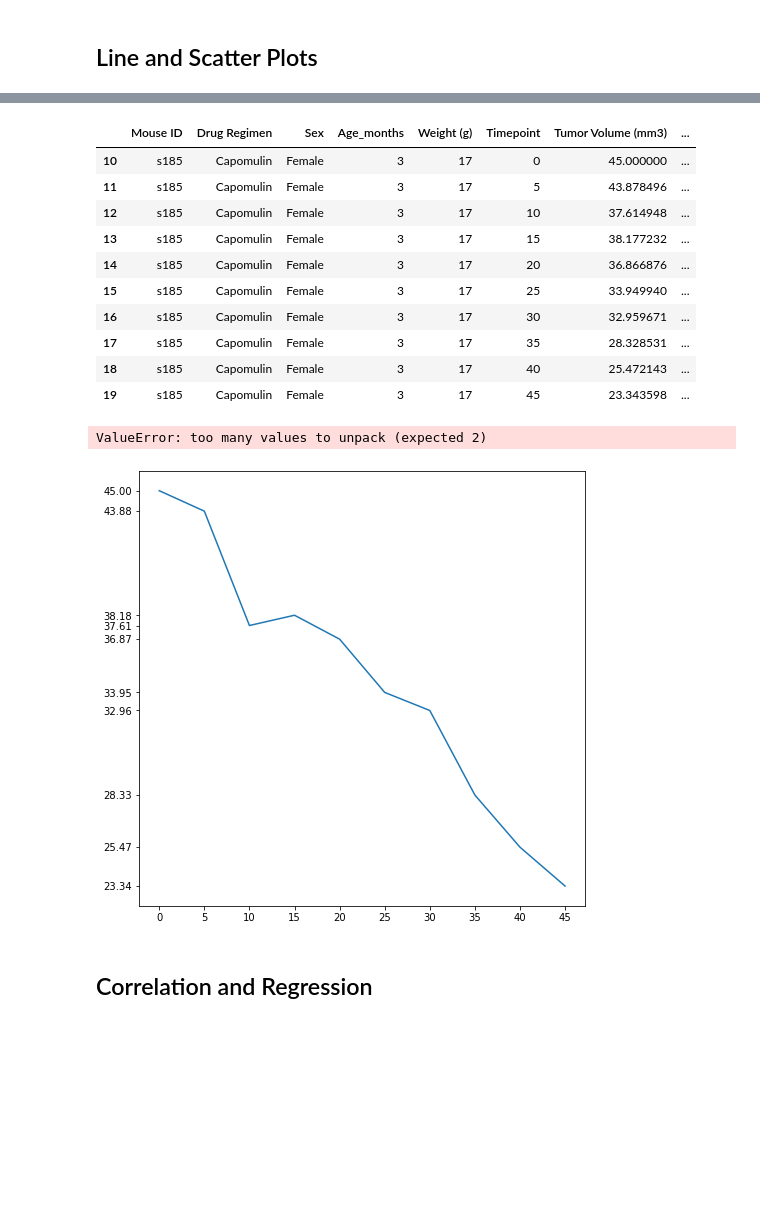
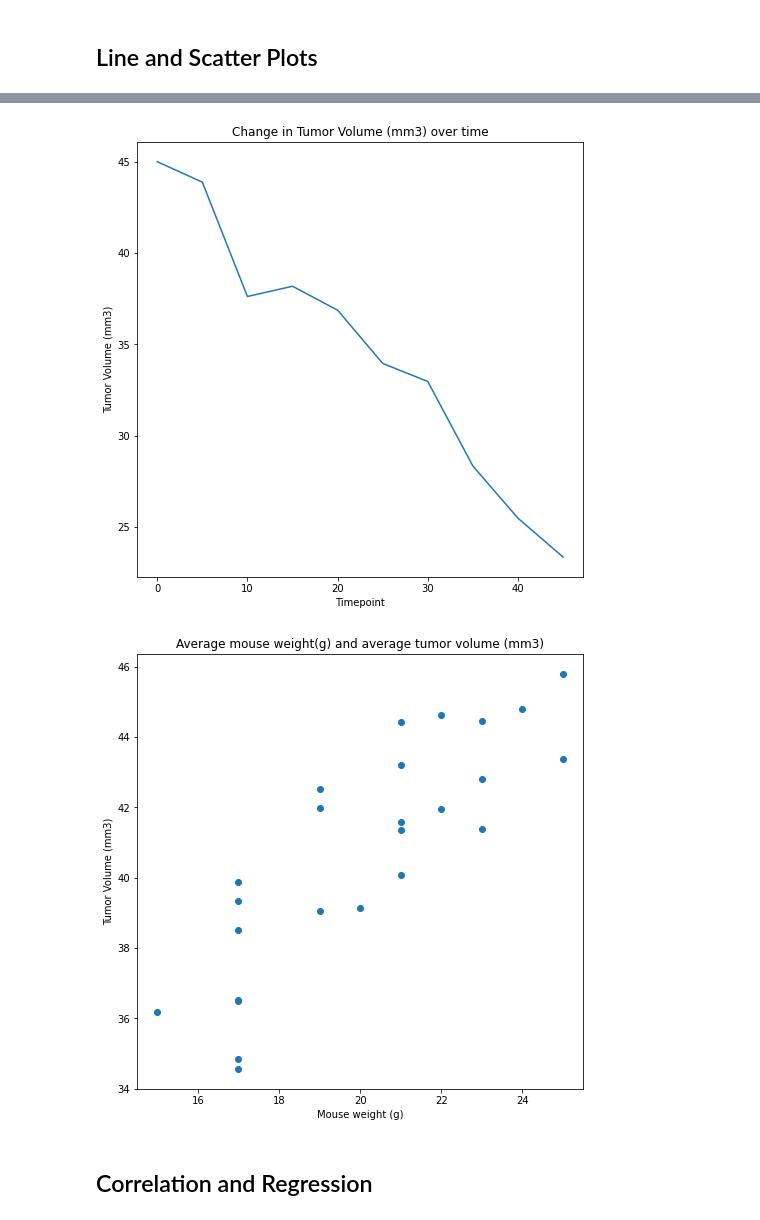
Before and after one commit to jshapi16/plt-challenge, a Jupyter notebook: Pymaceuticals copy/pymaceuticals_starter.ipynb, the cells around one changed output, grey strips where cells are left out. Drawn from its saved outputs; the diff is of its cells as text; code cells hidden in the pictures; blank space fills up the shorter version.

```diff
--- a/Pymaceuticals copy/pymaceuticals_starter.ipynb
+++ b/Pymaceuticals copy/pymaceuticals_starter.ipynb
@@ -297,2 +231,6 @@ SyntaxError: invalid syntax (<ipython-input-146-b1b75b1be017>, line 5)
 # %% [markdown]
 ## Line and Scatter Plots
+# %%
+#Segmenting the DF for plotting
+df_capomulin = df_mouse_clean.loc[df_mouse_clean["Drug Regimen"] == "Capomulin"]
+df_vol_time = df_mouse_clean.loc[df_mouse_clean["Mouse ID"] == "s185"]
@@ -299,29 +248,9 @@ SyntaxError: invalid syntax (<ipython-input-146-b1b75b1be017>, line 5)
 # %%
 # Generate a line plot of tumor volume vs. time point for a mouse treated with Capomulin
-df_vol_time = df_mouse_study.loc[df_mouse_study["Mouse ID"] == "s185"]
-df_vol_time
+fig, ax = plt.subplots(figsize= (8,8));
+ax.plot(df_vol_time["Timepoint"], df_vol_time["Tumor Volume (mm3)"]);
+ax.set_xlabel("Timepoint");
+ax.set_ylabel("Tumor Volume (mm3)");
+ax.set_title("Change in Tumor Volume (mm3) over time");
 # %% [output]
-|  | Mouse ID | Drug Regimen | Sex | Age_months | Weight (g) | Timepoint | Tumor Volume (mm3) | ... |
-| 10 | s185 | Capomulin | Female | 3 | 17 | 0 | 45.000000 | ... |
-| 11 | s185 | Capomulin | Female | 3 | 17 | 5 | 43.878496 | ... |
-| 12 | s185 | Capomulin | Female | 3 | 17 | 10 | 37.614948 | ... |
-| 13 | s185 | Capomulin | Female | 3 | 17 | 15 | 38.177232 | ... |
-| 14 | s185 | Capomulin | Female | 3 | 17 | 20 | 36.866876 | ... |
-| 15 | s185 | Capomulin | Female | 3 | 17 | 25 | 33.949940 | ... |
-| 16 | s185 | Capomulin | Female | 3 | 17 | 30 | 32.959671 | ... |
-| 17 | s185 | Capomulin | Female | 3 | 17 | 35 | 28.328531 | ... |
-| 18 | s185 | Capomulin | Female | 3 | 17 | 40 | 25.472143 | ... |
-| 19 | s185 | Capomulin | Female | 3 | 17 | 45 | 23.343598 | ... |
+[figure, added]
-# %%
-fig, ax = plt.subplots(figsize= (8,8));
-ax.plot(df_vol_time["Timepoint"], df_vol_time["Tumor Volume (mm3)"]);
-ax.set_xticks(df_vol_time["Timepoint"]);
-ax.set_yticks(df_vol_time["Tumor Volume (mm3)"]);
-ax.set(xlim=(df_vol_time["Timepoint"]),
-      ylim=(df_vol_time["Tumor Volume (mm3)"]),
-      xlabel='Time of test',
-      ylabel="Tumor Volume (mm3)",
-      title="Tumor Volume over Time for mouse s185 treated with Capomulin");
-# %% [output]
-ValueError: too many values to unpack (expected 2)
-[figure, removed]
@@ -330,3 +257,14 @@ ValueError: too many values to unpack (expected 2)
+# %%
+# Generate a scatter plot of average tumor volume vs. mouse weight for the Capomulin regimen
+average_tumor = df_capomulin_1["Tumor Volume (mm3)"]
+average_weight = df_capomulin_1["Weight (g)"]
+fig, ax = plt.subplots(figsize=(8,8));
+ax.scatter(average_weight, average_tumor);
+ax.set_xlabel("Mouse weight (g)");
+ax.set_ylabel("Tumor Volume (mm3)");
+ax.set_title("Average mouse weight(g) and average tumor volume (mm3)");
+# %% [output]
+[figure, added]
 # %% [markdown]
 ## Correlation and Regression
 # %%
```
Also changed, not shown: parts of 14 cells of this notebook, 2 other files.
